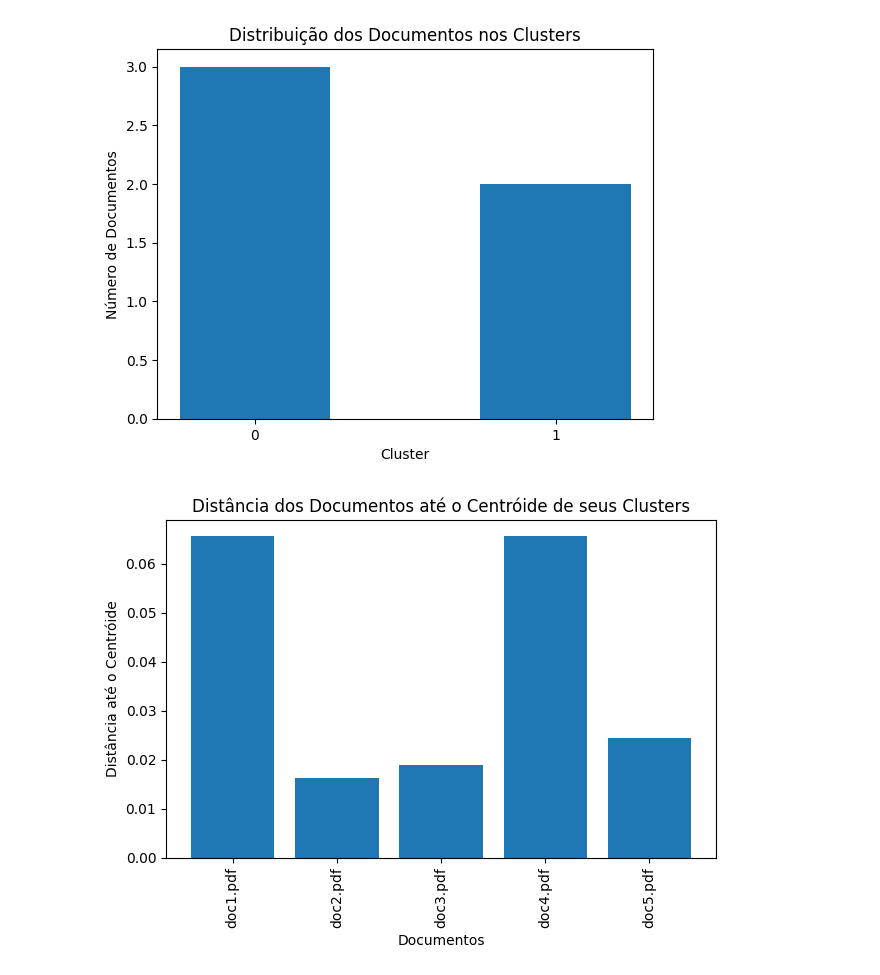
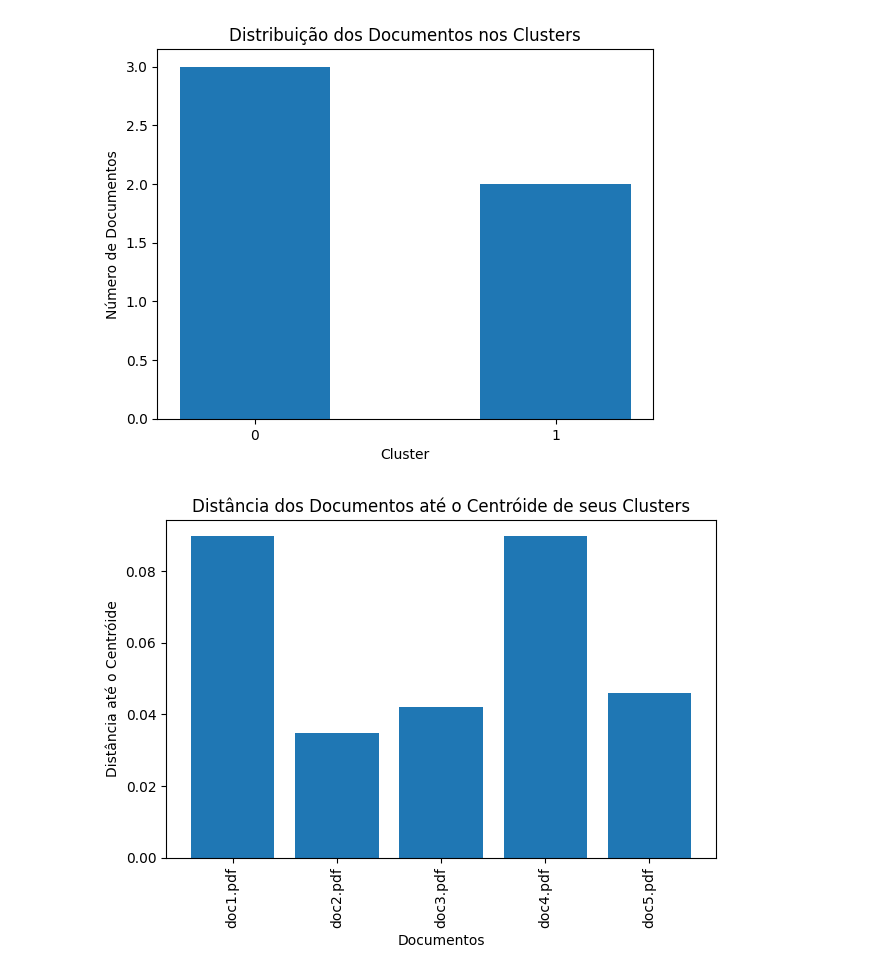
Before and after one commit to jhenrique04/DocMatcher, a Jupyter notebook: main.ipynb, the cells around one changed output. Cells and saved outputs as stored; diff of their text form; code cells hidden in the pictures.

```diff
--- a/main.ipynb
+++ b/main.ipynb
@@ -18,7 +18,7 @@ def extract_and_preprocess(file_paths, pdf_reader, preprocessor):
 # Initialize classes
 preprocessor = Preprocessor()
 pdf_reader = PDFReader()
-vectorizer = Vectorizer("cbow_s50.txt")
+vectorizer = Vectorizer("cbow_s1000.txt")
 
 # Paths to the documents
 doc_paths = ["doc1.pdf", "doc2.pdf", "doc3.pdf", "doc4.pdf", "doc5.pdf"]
@@ -29,31 +29,31 @@ doc_vectors = [vectorizer.calculate_document_vector(preprocessor.process(pdf_rea
 # Run KMeans
 k = 2
 kmeans = KMeans(n_clusters=k, n_init=10, random_state=42).fit(doc_vectors)
 labels = kmeans.labels_
 
 # Visualizing the cluster distribution
 plt.hist(labels, bins=np.arange(0, k+1) - 0.5, rwidth=0.5, align='mid')
 plt.xticks(range(k))
 plt.xlabel('Cluster')
 plt.ylabel('Número de Documentos')
 plt.title('Distribuição dos Documentos nos Clusters')
 plt.show()
 
 # Calculating the distances to the centroid
 distances_to_centroid = []
 for i, doc_vec in enumerate(doc_vectors):
     centroid = kmeans.cluster_centers_[labels[i]]
     distance = np.linalg.norm(doc_vec - centroid)
     distances_to_centroid.append(distance)
 
 # Visualizing the distances to the centroid
 plt.bar(range(len(doc_paths)), distances_to_centroid)
 plt.xlabel('Documentos')
 plt.xticks(range(len(doc_paths)), doc_paths, rotation=90)
 plt.ylabel('Distância até o Centróide')
 plt.title('Distância dos Documentos até o Centróide de seus Clusters')
 plt.tight_layout()
 plt.show()
 # %% [output]
 [figure]
-[figure, old version]
+[figure, new version]
```
Also changed, not shown: 1 other file.
